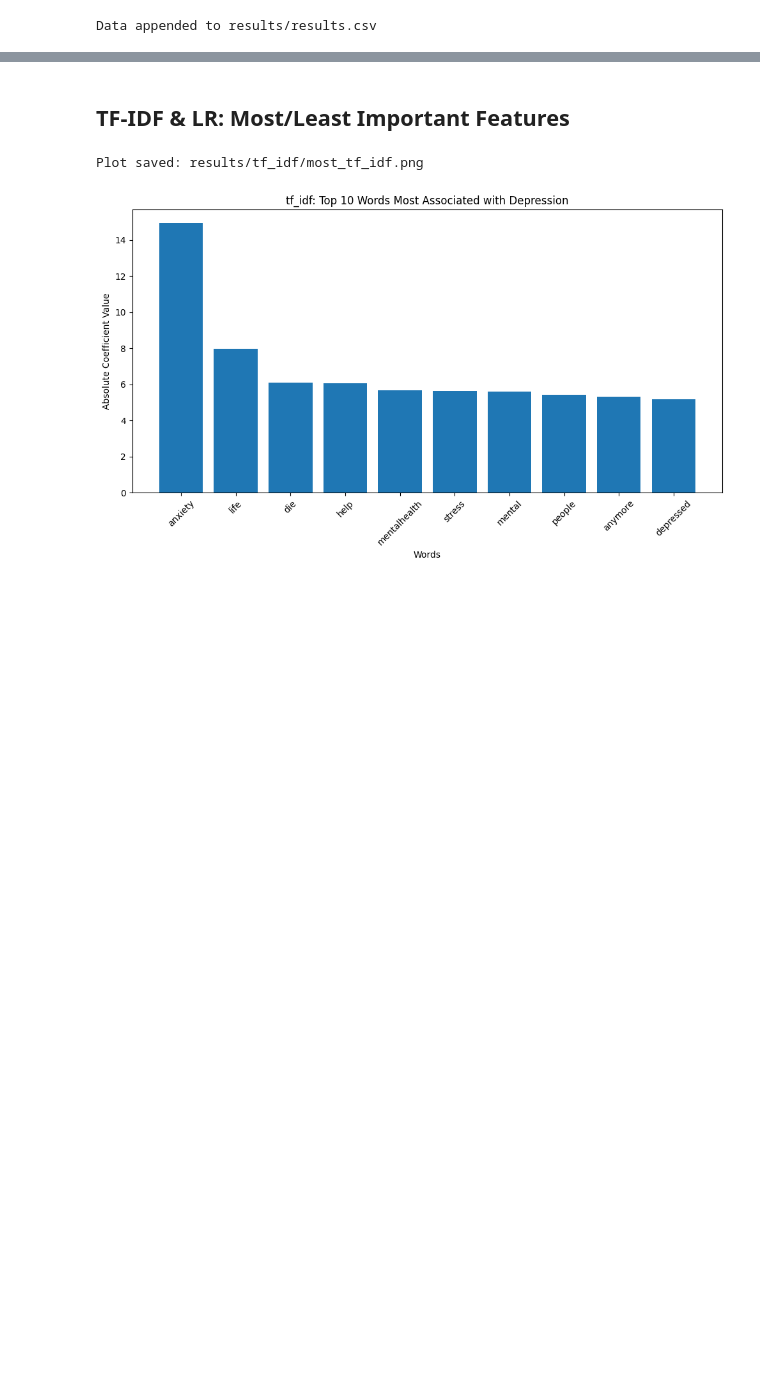
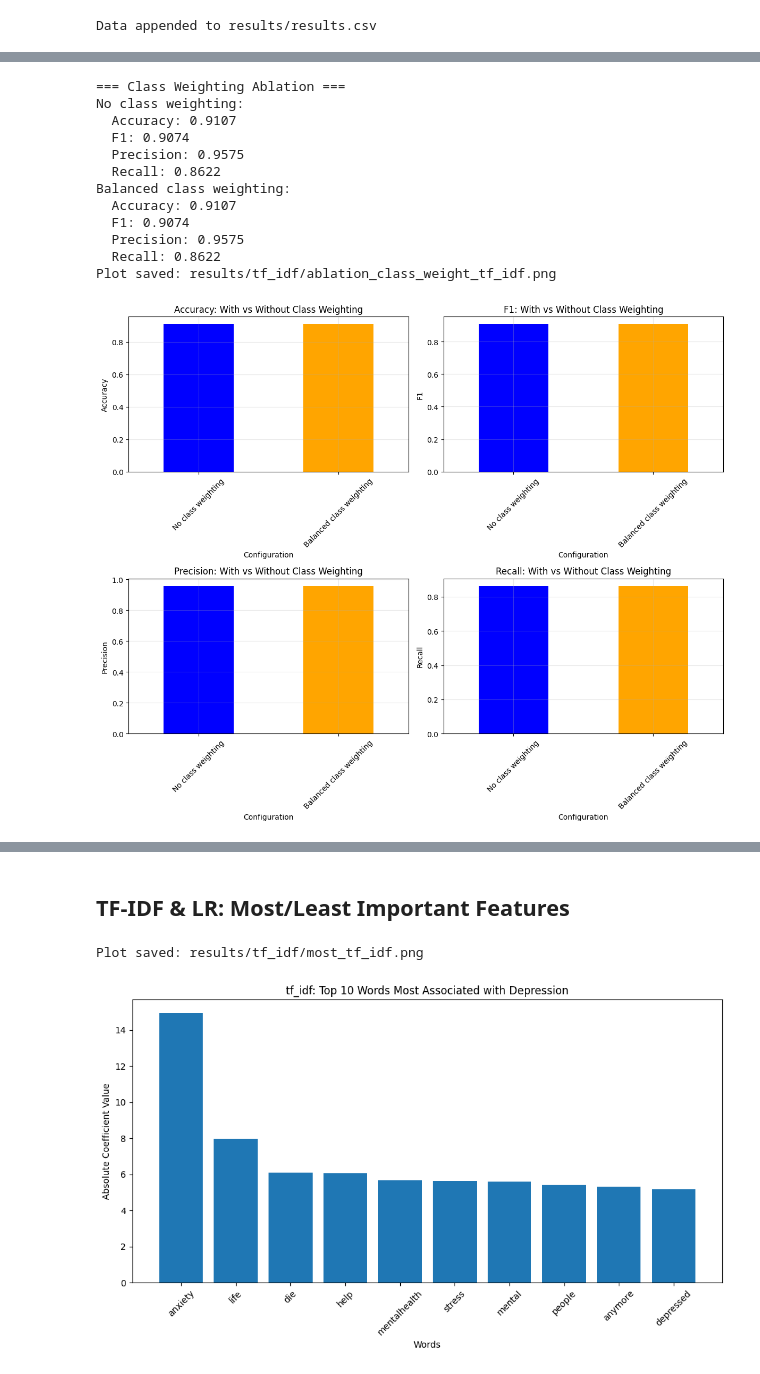
Before and after one commit to GriffinMichalak/nlp-final-project, a Jupyter notebook: tf_idf.ipynb, the cells around one changed output, grey strips where cells are left out. Cells and saved outputs as stored; diff of their text form; code cells hidden in the pictures; blank space fills up the shorter version.

```diff
--- a/tf_idf.ipynb
+++ b/tf_idf.ipynb
@@ -225,0 +277,55 @@ Data appended to results/results.csv
+# %%
+# Class weighting ablation
+print("=== Class Weighting Ablation ===")
+
+class_weight_results = {}
+for weight_config in [None, 'balanced']:
+    lr = LogisticRegression(C=1.0, max_iter=2000, class_weight=weight_config, solver='liblinear')
+    lr.fit(train_vectors, train_dep)
+    dev_predictions = lr.predict(dev_vectors)
+
+    weight_name = "No class weighting" if weight_config is None else "Balanced class weighting"
+    class_weight_results[weight_name] = {
+        'accuracy': accuracy_score(dev_dep, dev_predictions),
+        'f1': f1_score(dev_dep, dev_predictions),
+        'precision': precision_score(dev_dep, dev_predictions),
+        'recall': recall_score(dev_dep, dev_predictions)
+    }
+    print(f"{weight_name}:")
+    print(f"  Accuracy: {class_weight_results[weight_name]['accuracy']:.4f}")
+    print(f"  F1: {class_weight_results[weight_name]['f1']:.4f}")
+    print(f"  Precision: {class_weight_results[weight_name]['precision']:.4f}")
+    print(f"  Recall: {class_weight_results[weight_name]['recall']:.4f}")
+
+weight_df = pd.DataFrame(class_weight_results).T
+weight_df = weight_df[['accuracy', 'f1', 'precision', 'recall']]
+
+fig, axes = plt.subplots(2, 2, figsize=(12, 10))
+for idx, metric in enumerate(['accuracy', 'f1', 'precision', 'recall']):
+    ax = axes[idx // 2, idx % 2]
+    weight_df[metric].plot(kind='bar', ax=ax, color=['blue', 'orange'])
+    ax.set_title(f'{metric.capitalize()}: With vs Without Class Weighting')
+    ax.set_ylabel(metric.capitalize())
+    ax.set_xlabel('Configuration')
+    ax.tick_params(axis='x', rotation=45)
+    ax.grid(True, alpha=0.3)
+
+plt.tight_layout()
+file_name = f"results/{MODEL_NAME}/ablation_class_weight_{MODEL_NAME}.png"
+plt.savefig(file_name)
+print(f"Plot saved: {file_name}")
+plt.show()
+# %% [output]
+=== Class Weighting Ablation ===
+No class weighting:
+  Accuracy: 0.9107
+  F1: 0.9074
+  Precision: 0.9575
+  Recall: 0.8622
+Balanced class weighting:
+  Accuracy: 0.9107
+  F1: 0.9074
+  Precision: 0.9575
+  Recall: 0.8622
+Plot saved: results/tf_idf/ablation_class_weight_tf_idf.png
+[figure, added]
```
Also changed, not shown: parts of 5 cells of this notebook, 4 other files.
